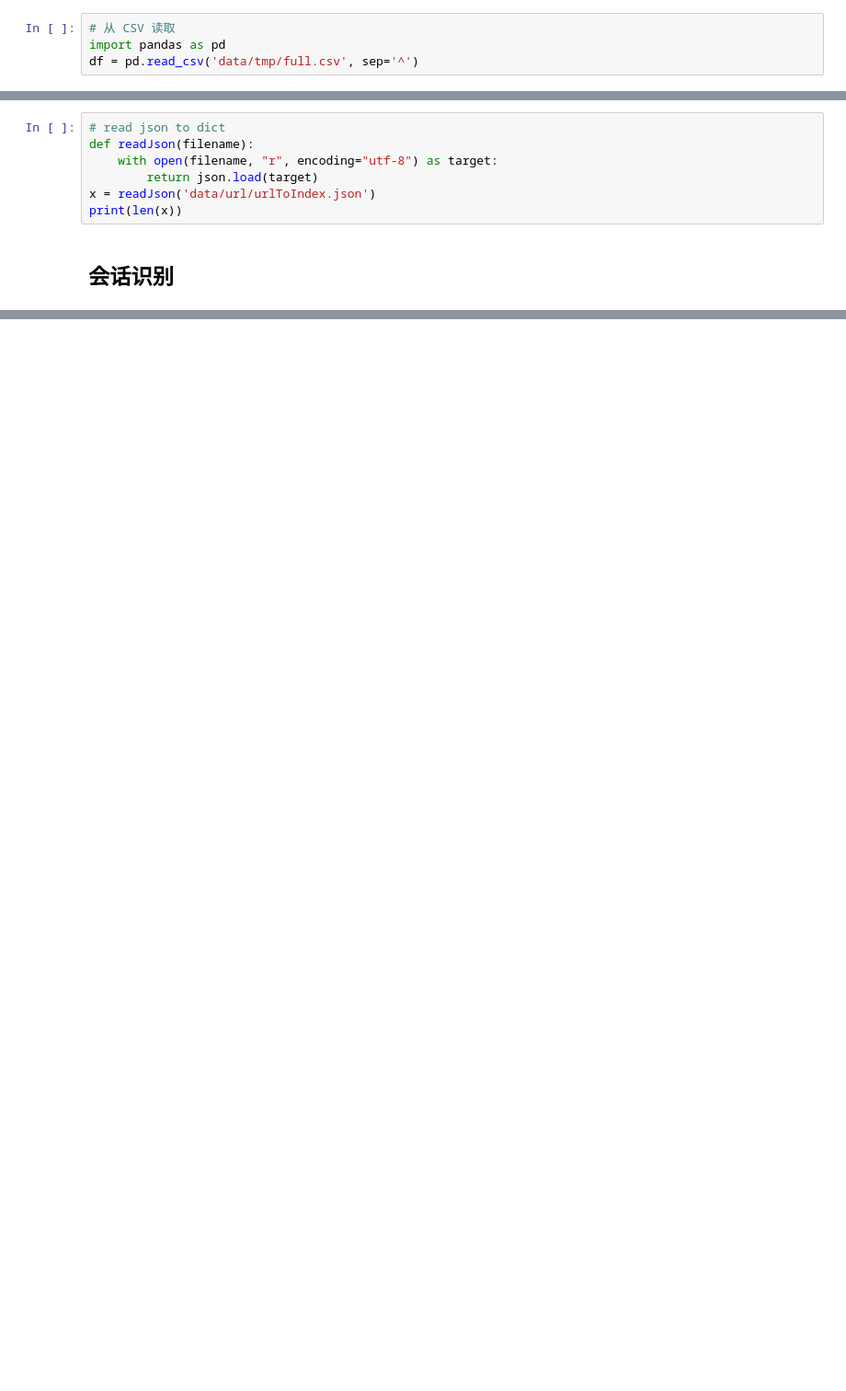
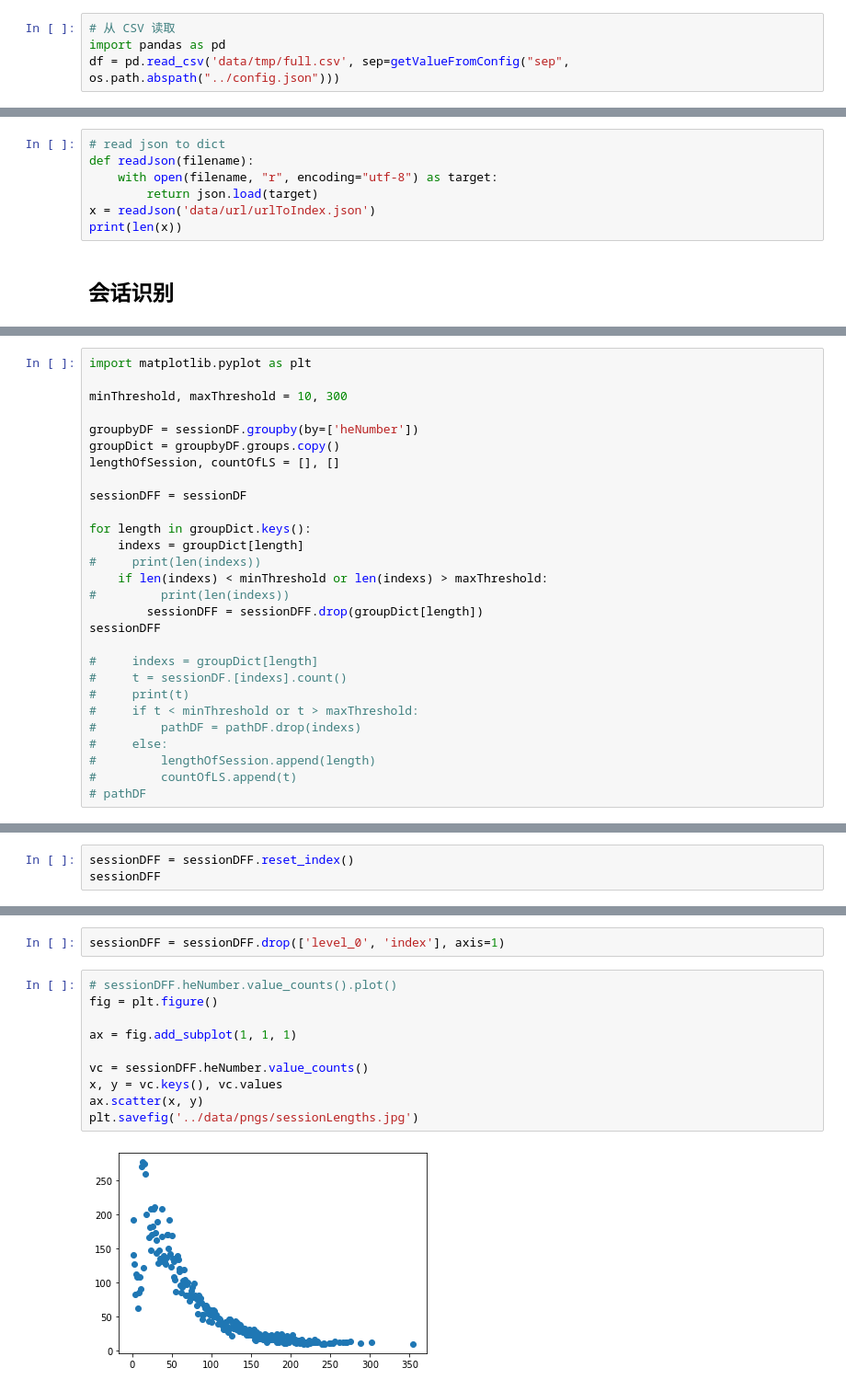
Before and after one commit to chasezcz/Persona, a Jupyter notebook: notebooks/dataPrepare.ipynb, the cells around one changed output, grey strips where cells are left out. Shown: that part at 92% size. Drawn from its saved outputs; the diff is of its cells as text; blank space fills up the shorter version.

```diff
--- a/notebooks/dataPrepare.ipynb
+++ b/notebooks/dataPrepare.ipynb
@@ -74,7 +92,7 @@ df.to_csv("data/tmp/full.csv", sep="^")
 # %%
 # 从 CSV 读取
 import pandas as pd
-df = pd.read_csv('data/tmp/full.csv', sep='^')
+df = pd.read_csv('data/tmp/full.csv', sep=getValueFromConfig("sep", os.path.abspath("../config.json")))
 # %%
 # 查看机构号
 institutesDF = df.institutionId
@@ -317,0 +226,28 @@ Name: url, Length: 1556, dtype: int64
+# %%
+import matplotlib.pyplot as plt
+
+minThreshold, maxThreshold = 10, 300
+
+groupbyDF = sessionDF.groupby(by=['heNumber'])
+groupDict = groupbyDF.groups.copy()
+lengthOfSession, countOfLS = [], []
+
+sessionDFF = sessionDF
+
+for length in groupDict.keys():
+    indexs = groupDict[length]
+#     print(len(indexs))
+    if len(indexs) < minThreshold or len(indexs) > maxThreshold:
+#         print(len(indexs))
+        sessionDFF = sessionDFF.drop(groupDict[length])
+sessionDFF
+
+#     indexs = groupDict[length]
+#     t = sessionDF.[indexs].count()
+#     print(t)
+#     if t < minThreshold or t > maxThreshold:
+#         pathDF = pathDF.drop(indexs)
+#     else:
+#         lengthOfSession.append(length)
+#         countOfLS.append(t)
+# pathDF
@@ -317,0 +268,3 @@ Name: url, Length: 1556, dtype: int64
+# %%
+sessionDFF = sessionDFF.reset_index()
+sessionDFF
@@ -318 +285,15 @@ Name: url, Length: 1556, dtype: int64
+# %%
+sessionDFF = sessionDFF.drop(['level_0', 'index'], axis=1)
+# %%
+# sessionDFF.heNumber.value_counts().plot()
+fig = plt.figure()
+
+ax = fig.add_subplot(1, 1, 1)
+
+vc = sessionDFF.heNumber.value_counts()
+x, y = vc.keys(), vc.values
+ax.scatter(x, y)
+plt.savefig('../data/pngs/sessionLengths.jpg')
+# %% [output]
+[figure, added]
 # %%
```
Also changed, not shown: parts of 38 cells of this notebook, 15 other files.
